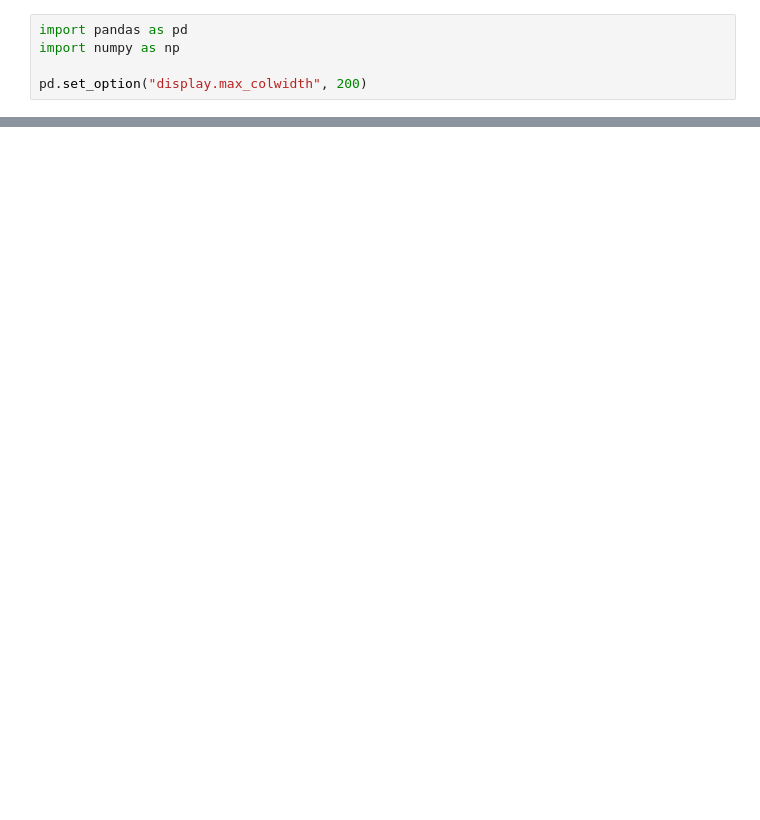
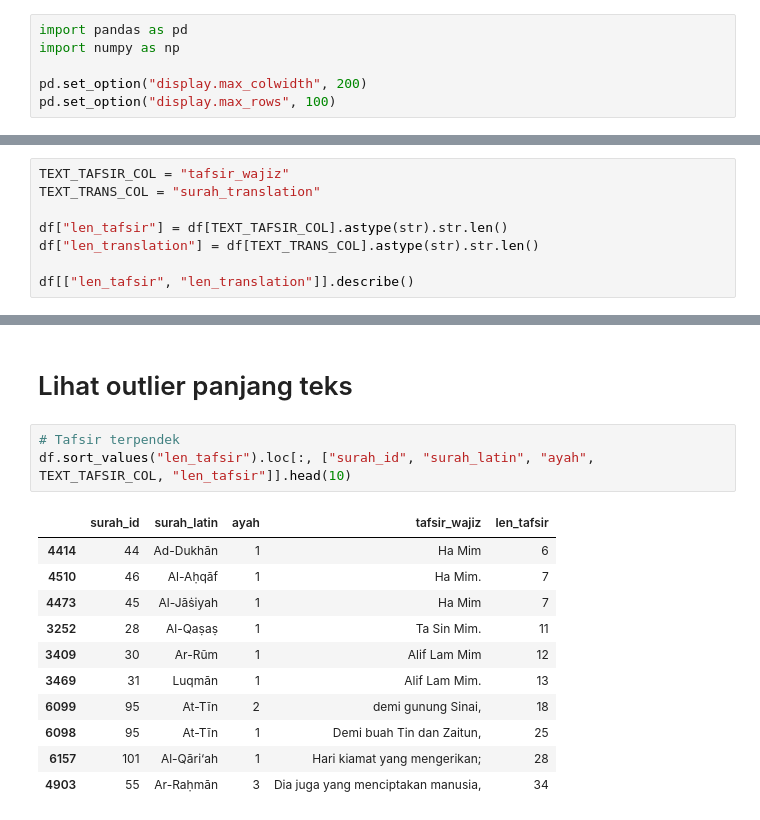
Before and after one commit to Mfarhan234/fp-quran-ir-query-tafsir, a Jupyter notebook: notebooks/01_eda_dataset_alquran.ipynb, the cells around one changed output, grey strips where cells are left out. Saved outputs shown, nothing was run; the diff lists cells and outputs as text; blank space fills up the shorter version.

```diff
--- a/notebooks/01_eda_dataset_alquran.ipynb
+++ b/notebooks/01_eda_dataset_alquran.ipynb
@@ -3,3 +5,4 @@ import pandas as pd
 import numpy as np
 
 pd.set_option("display.max_colwidth", 200)
+pd.set_option("display.max_rows", 100)
@@ -89,0 +115,8 @@ out_path
+# %%
+TEXT_TAFSIR_COL = "tafsir_wajiz"
+TEXT_TRANS_COL = "surah_translation"
+
+df["len_tafsir"] = df[TEXT_TAFSIR_COL].astype(str).str.len()
+df["len_translation"] = df[TEXT_TRANS_COL].astype(str).str.len()
+
+df[["len_tafsir", "len_translation"]].describe()
@@ -89,0 +133,17 @@ out_path
+# %% [markdown]
+# Lihat outlier panjang teks
+# %%
+# Tafsir terpendek
+df.sort_values("len_tafsir").loc[:, ["surah_id", "surah_latin", "ayah", TEXT_TAFSIR_COL, "len_tafsir"]].head(10)
+# %% [output]
+|  | surah_id | surah_latin | ayah | tafsir_wajiz | len_tafsir |
+| 4414 | 44 | Ad-Dukhān | 1 | Ha Mim | 6 |
+| 4510 | 46 | Al-Aḥqāf | 1 | Ha Mim. | 7 |
+| 4473 | 45 | Al-Jāṡiyah | 1 | Ha Mim | 7 |
+| 3252 | 28 | Al-Qaṣaṣ | 1 | Ta Sin Mim. | 11 |
+| 3409 | 30 | Ar-Rūm | 1 | Alif Lam Mim | 12 |
+| 3469 | 31 | Luqmān | 1 | Alif Lam Mim. | 13 |
+| 6099 | 95 | At-Tīn | 2 | demi gunung Sinai, | 18 |
+| 6098 | 95 | At-Tīn | 1 | Demi buah Tin dan Zaitun, | 25 |
+| 6157 | 101 | Al-Qāri‘ah | 1 | Hari kiamat yang mengerikan; | 28 |
+| 4903 | 55 | Ar-Raḥmān | 3 | Dia juga yang menciptakan manusia, | 34 |
```
Also changed, not shown: parts of 27 cells of this notebook, 38 other files.
